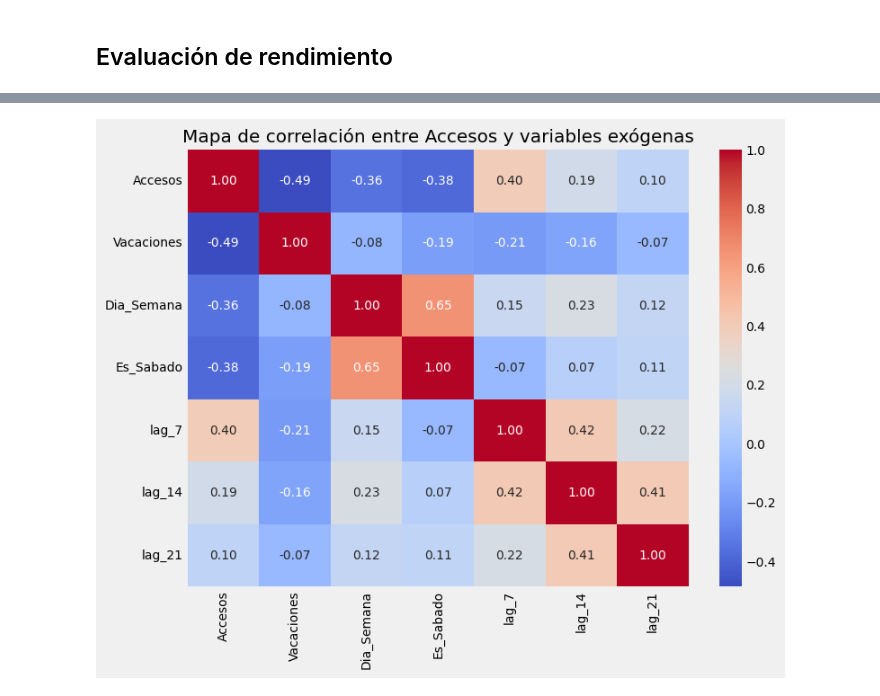
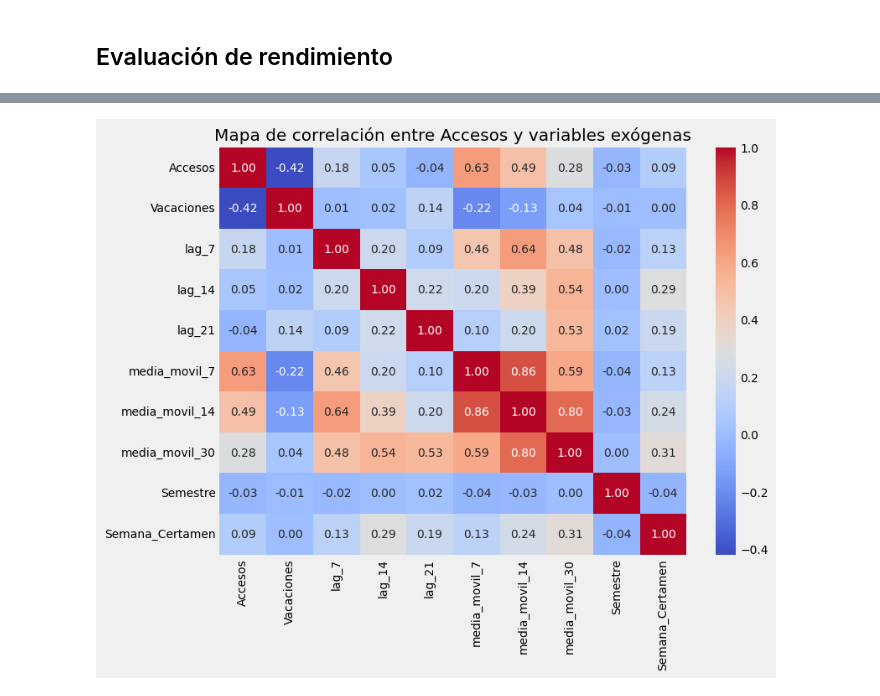
Before and after one commit to BrendanRubilar/IA_Library_Proyect, a Jupyter notebook: LibraryUseXGB.ipynb, the cells around one changed output, grey strips where cells are left out. Saved outputs shown, nothing was run; the diff lists cells and outputs as text; code cells hidden in the pictures.

```diff
--- a/LibraryUseXGB.ipynb
+++ b/LibraryUseXGB.ipynb
@@ -101,3 +53,5 @@ daily_counts_full = fechas_completas.merge(
+# %%
+daily_counts_full = pd.read_excel("Datasets/accesos_duplicados1.xlsx")
 # %%
 # Rellenar NaN con 0 en las columnas numéricas
 for col in ['Accesos']:
@@ -109,7 +63,12 @@ daily_counts_full = daily_counts_full[
 ].reset_index(drop=True)
 
 # Incluir la columna de día de la semana
-daily_counts_full['Dia_Semana'] = pd.to_datetime(daily_counts_full['Fecha']).dt.weekday
+#daily_counts_full['Dia_Semana'] = pd.to_datetime(daily_counts_full['Fecha']).dt.weekday
 
 # Crear columna que marca los sábados (sábado=5)
-daily_counts_full['Es_Sabado'] = (daily_counts_full['Dia_Semana'] == 5).astype(int)
+#daily_counts_full['Es_Sabado'] = (daily_counts_full['Dia_Semana'] == 5).astype(int)
+
+# Calcular la media móvil de 7,14,30 días para la columna 'Accesos'
+daily_counts_full['media_movil_7'] = daily_counts_full['Accesos'].rolling(window=7, min_periods=1).mean()
+daily_counts_full['media_movil_14'] = daily_counts_full['Accesos'].rolling(window=14, min_periods=1).mean()
+daily_counts_full['media_movil_30'] = daily_counts_full['Accesos'].rolling(window=30, min_periods=1).mean()
@@ -115,0 +77,11 @@ daily_counts_full['Es_Sabado'] = (daily_counts_full['Dia_Semana'] == 5).astype(i
+# %%
+# Crear variable de semestre: 1 para marzo-julio, 2 para agosto-diciembre, 0 para otros meses
+def obtener_semestre(mes):
+    if 3 <= mes <= 7:
+        return 1  # Primer semestre
+    elif 8 <= mes <= 12:
+        return 2  # Segundo semestre
+    else:
+        return 0  # Fuera de semestre (enero, febrero)
+
+daily_counts_full['Semestre'] = daily_counts_full['Mes'].apply(obtener_semestre)
@@ -115,0 +90,18 @@ daily_counts_full['Es_Sabado'] = (daily_counts_full['Dia_Semana'] == 5).astype(i
+# %%
+# Calcular la semana dentro del semestre
+def semana_en_semestre(row):
+    # Primer semestre: marzo (3) a julio (7)
+    if row['Semestre'] == 1:
+        inicio = pd.Timestamp(year=row['Año'], month=3, day=1)
+    # Segundo semestre: agosto (8) a diciembre (12)
+    elif row['Semestre'] == 2:
+        inicio = pd.Timestamp(year=row['Año'], month=8, day=1)
+    else:
+        return np.nan
+    return ((row['Fecha'] - inicio).days // 7) + 1
+
+# Calcular semana en el semestre
+daily_counts_full['Semana_Semestre'] = daily_counts_full.apply(semana_en_semestre, axis=1)
+
+# Crear variable binaria: 1 si es semana de certamen (por ejemplo, semanas 8 y 9), 0 si no
+daily_counts_full['Semana_Certamen'] = daily_counts_full['Semana_Semestre'].isin([6, 7]).astype(int)
@@ -321,20 +337,20 @@ Error Porcentual Absoluto Medio (SMAPE): 106.41%
 # %%
 import seaborn as sns
 import matplotlib.pyplot as plt
 
 # Selecciona solo las columnas numéricas relevantes
-corr_df = daily_counts_full[['Accesos', 'Vacaciones', 'Dia_Semana', 'Es_Sabado', 'lag_7', 'lag_14', 'lag_21']].copy()
+corr_df = daily_counts_full[['Accesos', 'Vacaciones', 'lag_7', 'lag_14', 'lag_21', 'media_movil_7','media_movil_14','media_movil_30', 'Semestre', 'Semana_Certamen']].copy()
 
 # Calcula la matriz de correlación
 corr_matrix = corr_df.corr()
 
 # Mapa de calor
 plt.figure(figsize=(8, 6))
 sns.heatmap(corr_matrix, annot=True, cmap='coolwarm', fmt=".2f")
 plt.title('Mapa de correlación entre Accesos y variables exógenas')
 plt.show()
 # %% [output]
-[figure, old version]
+[figure, new version]
 # %%
 import matplotlib.pyplot as plt
 
```
Also changed, not shown: parts of 16 cells of this notebook, 4 other files.
